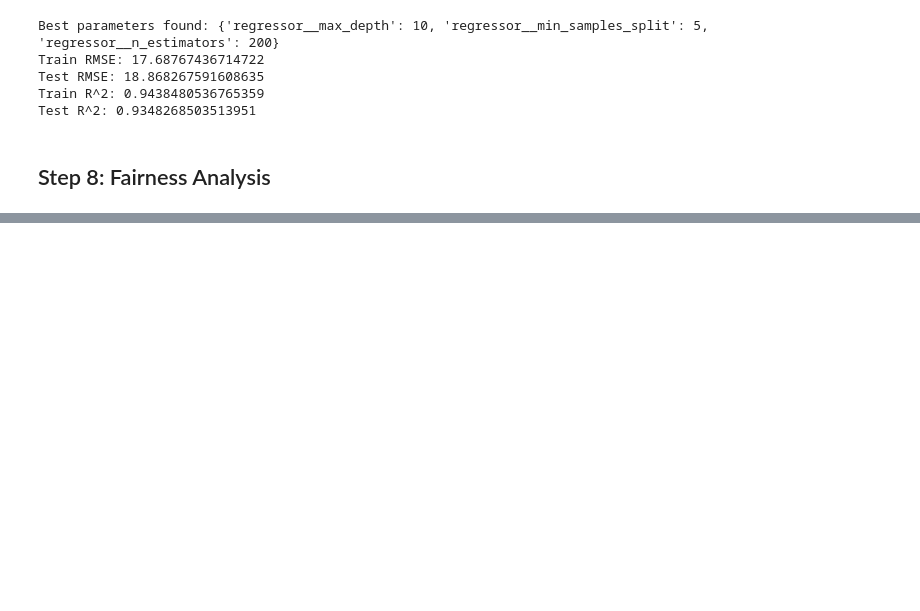
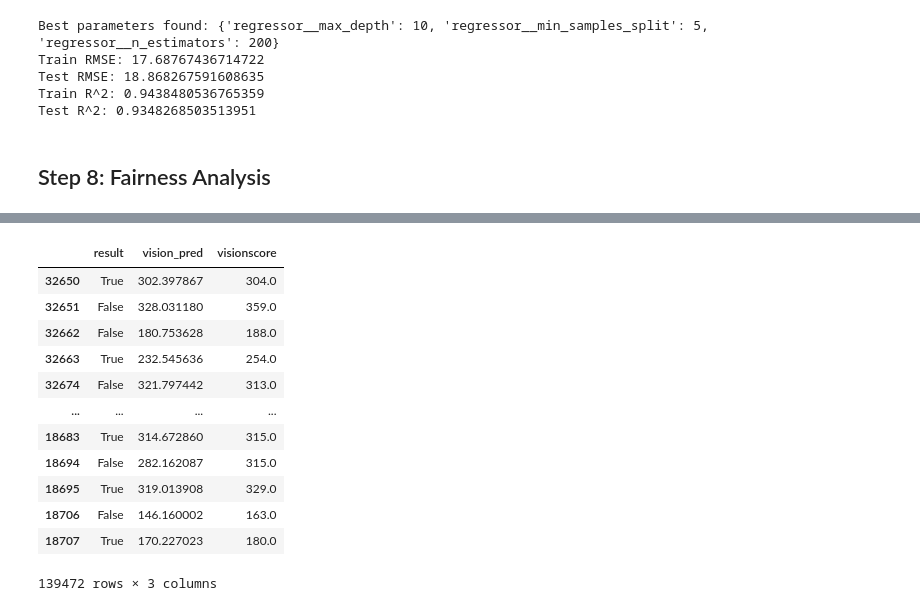
Before and after one commit to realmabg/League-of-Legends-data-analysis, a Jupyter notebook: code.ipynb, the cells around one changed output, grey strips where cells are left out. Drawn from its saved outputs; the diff is of its cells as text; code cells hidden in the pictures; blank space fills up the shorter version.

```diff
--- a/code.ipynb
+++ b/code.ipynb
@@ -921,0 +932,17 @@ Test R^2: 0.9348268503513951
+# %%
+# Preprocessing pipeline: apply OneHotEncoder for categorical features and StandardScaler for numerical features
+preprocessor = ColumnTransformer(
+    transformers=[
+        ('cat', OneHotEncoder(drop='first'), categorical_cols),
+        ('num', StandardScaler(), numerical_cols)
+    ],
+    remainder='passthrough'
+)
+
+# Create a pipeline that first preprocesses the data then applies a Random Forest regressor
+pipeline = Pipeline([
+    ('preprocessor', preprocessor),
+    ('regressor', RandomForestRegressor(max_depth=10, min_samples_split=5, n_estimators=100, random_state=1))
+])
+# %%
+pipeline.fit(predict_df.drop(columns=['visionscore']), predict_df['visionscore'])
@@ -921,0 +965,24 @@ Test R^2: 0.9348268503513951
+# %%
+y_pred = pipeline.predict(predict_df.drop(columns=['visionscore']))
+# %%
+fair_analy = predict_df.copy()
+
+fair_analy['vision_pred'] =  y_pred
+
+fair_analy = fair_analy[['result','vision_pred','visionscore']]
+# %%
+fair_analy
+# %% [output]
+|  | result | vision_pred | visionscore |
+| 32650 | True | 302.397867 | 304.0 |
+| 32651 | False | 328.031180 | 359.0 |
+| 32662 | False | 180.753628 | 188.0 |
+| 32663 | True | 232.545636 | 254.0 |
+| 32674 | False | 321.797442 | 313.0 |
+| ... | ... | ... | ... |
+| 18683 | True | 314.672860 | 315.0 |
+| 18694 | False | 282.162087 | 315.0 |
+| 18695 | True | 319.013908 | 329.0 |
+| 18706 | False | 146.160002 | 163.0 |
+| 18707 | True | 170.227023 | 180.0 |
+139472 rows × 3 columns
```
Also changed, not shown: parts of 9 cells of this notebook.
